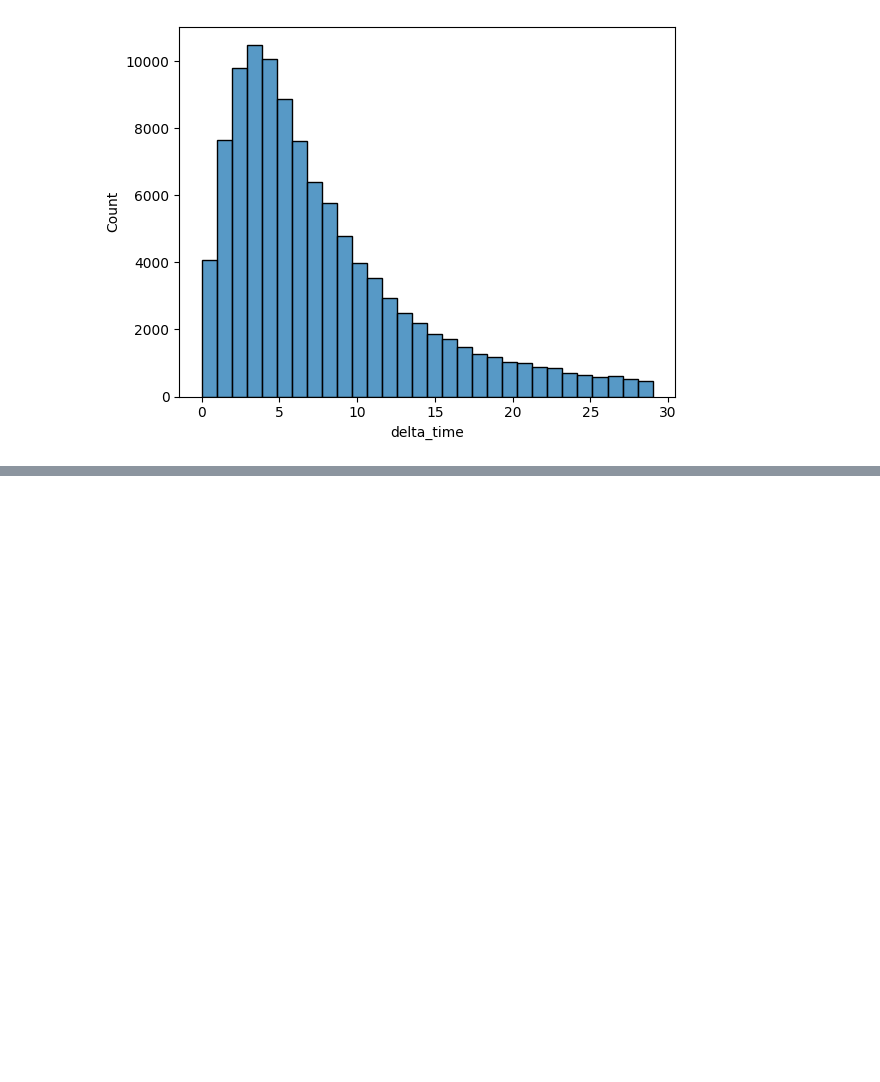
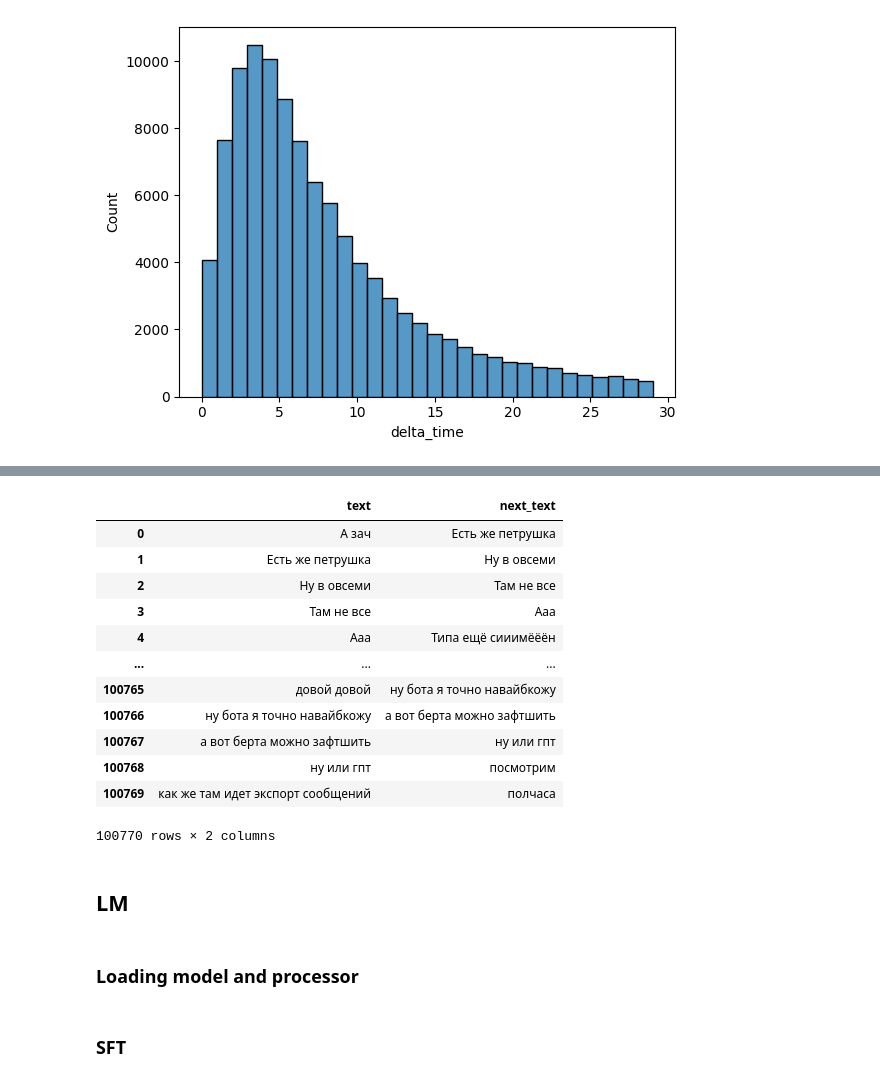
Before and after one commit to semwin2008/tokarev, a Jupyter notebook: model/solution.ipynb, the cells around one changed output, grey strips where cells are left out. Cells and saved outputs as stored; diff of their text form; code cells hidden in the pictures; blank space fills up the shorter version.

```diff
--- a/model/solution.ipynb
+++ b/model/solution.ipynb
@@ -62,0 +114,22 @@ dataset.__len__()
+# %%
+dataset.reset_index(inplace=True)
+dataset.drop(columns=['index'], inplace=True)
+dataset
+# %% [output]
+|  | text | next_text |
+| 0 | А зач | Есть же петрушка |
+| 1 | Есть же петрушка | Ну в овсеми |
+| 2 | Ну в овсеми | Там не все |
+| 3 | Там не все | Ааа |
+| 4 | Ааа | Типа ещё сииимёёён |
+| ... | ... | ... |
+| 100765 | довой довой | ну бота я точно навайбкожу |
+| 100766 | ну бота я точно навайбкожу | а вот берта можно зафтшить |
+| 100767 | а вот берта можно зафтшить | ну или гпт |
+| 100768 | ну или гпт | посмотрим |
+| 100769 | как же там идет экспорт сообщений | полчаса |
+100770 rows × 2 columns
+# %% [markdown]
+## LM
+# %% [markdown]
+### Loading model and processor
@@ -62,0 +155,2 @@ dataset.__len__()
+# %% [markdown]
+### SFT
```
Also changed, not shown: parts of 10 cells of this notebook.
